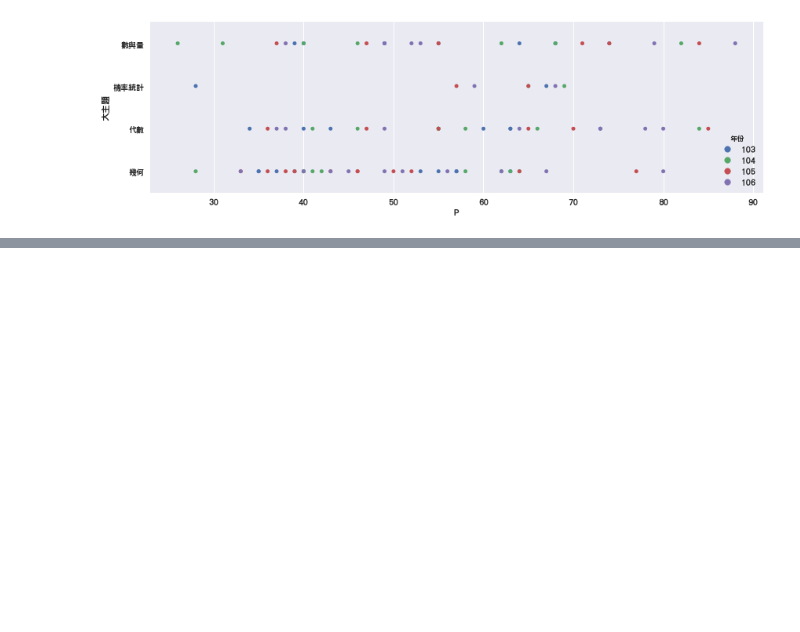
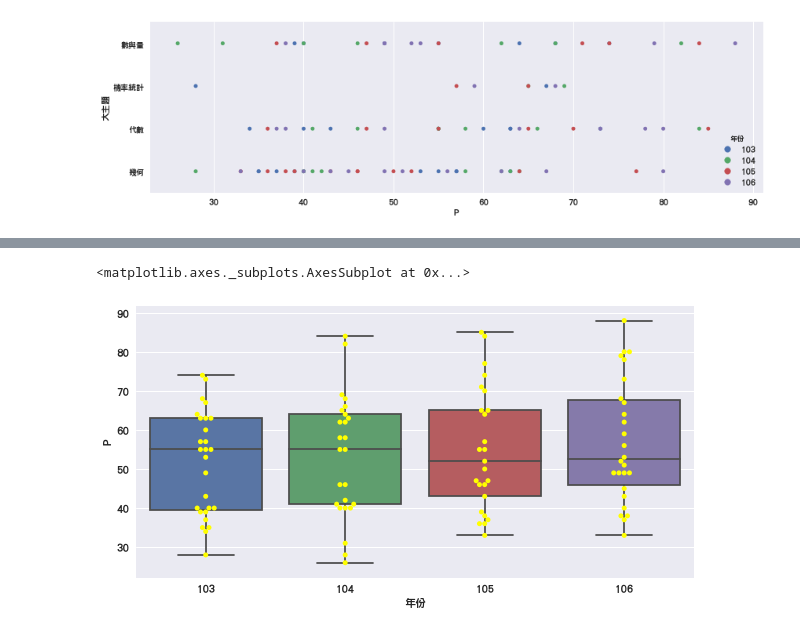
Before and after one commit to anchiang/examAnalysis, a Jupyter notebook: exma-hk.ipynb, the cells around one changed output, grey strips where cells are left out. Saved outputs shown, nothing was run; the diff lists cells and outputs as text; code cells hidden in the pictures; blank space fills up the shorter version.

```diff
--- a/exma-hk.ipynb
+++ b/exma-hk.ipynb
@@ -146,0 +164,7 @@ sns.stripplot(y="大主題",x="P",data=exam,hue="年份")
+# %%
+plt.figure(figsize=(10,5))
+sns.boxplot(x="年份",y="P",data=exam)
+sns.swarmplot(x="年份",y="P",data=exam,color="yellow")
+# %% [output]
+<matplotlib.axes._subplots.AxesSubplot at 0x...>
+[figure, added]
```
Also changed, not shown: parts of 10 cells of this notebook, 1 other file.
